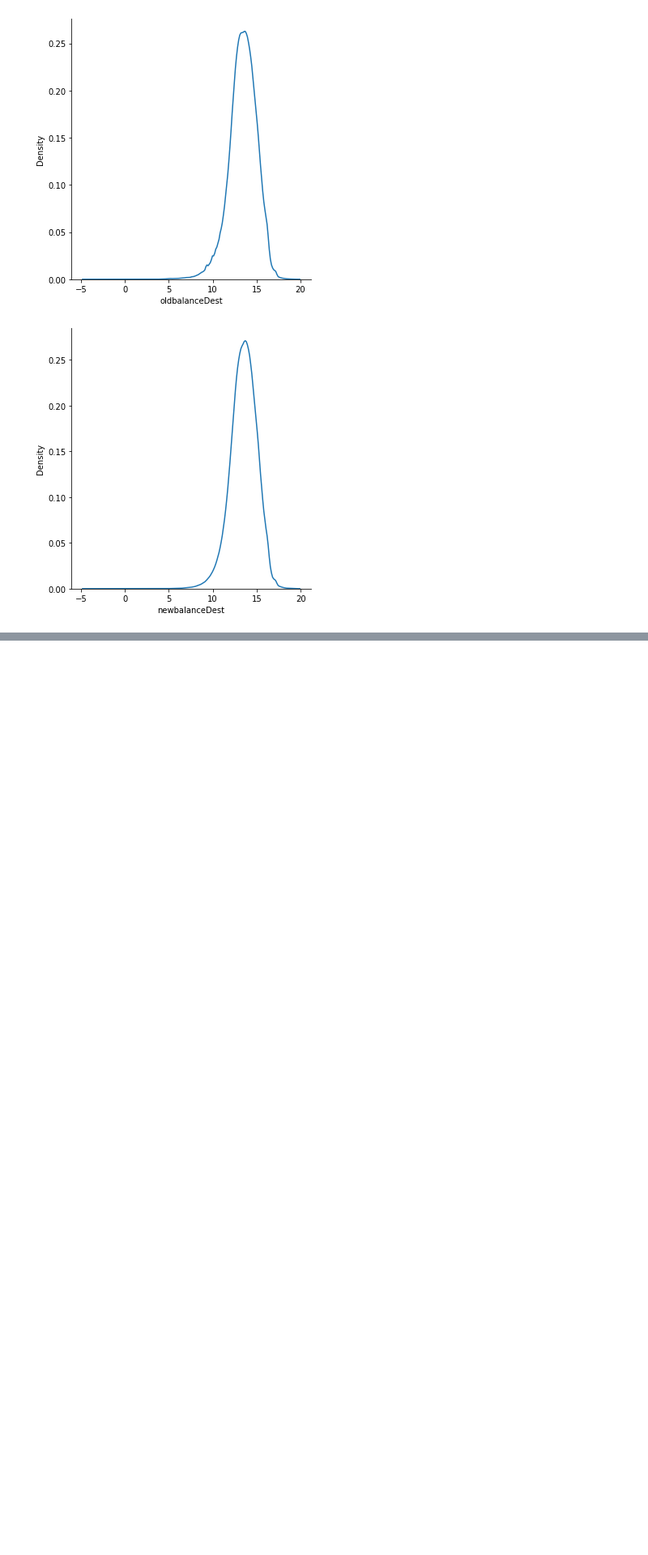
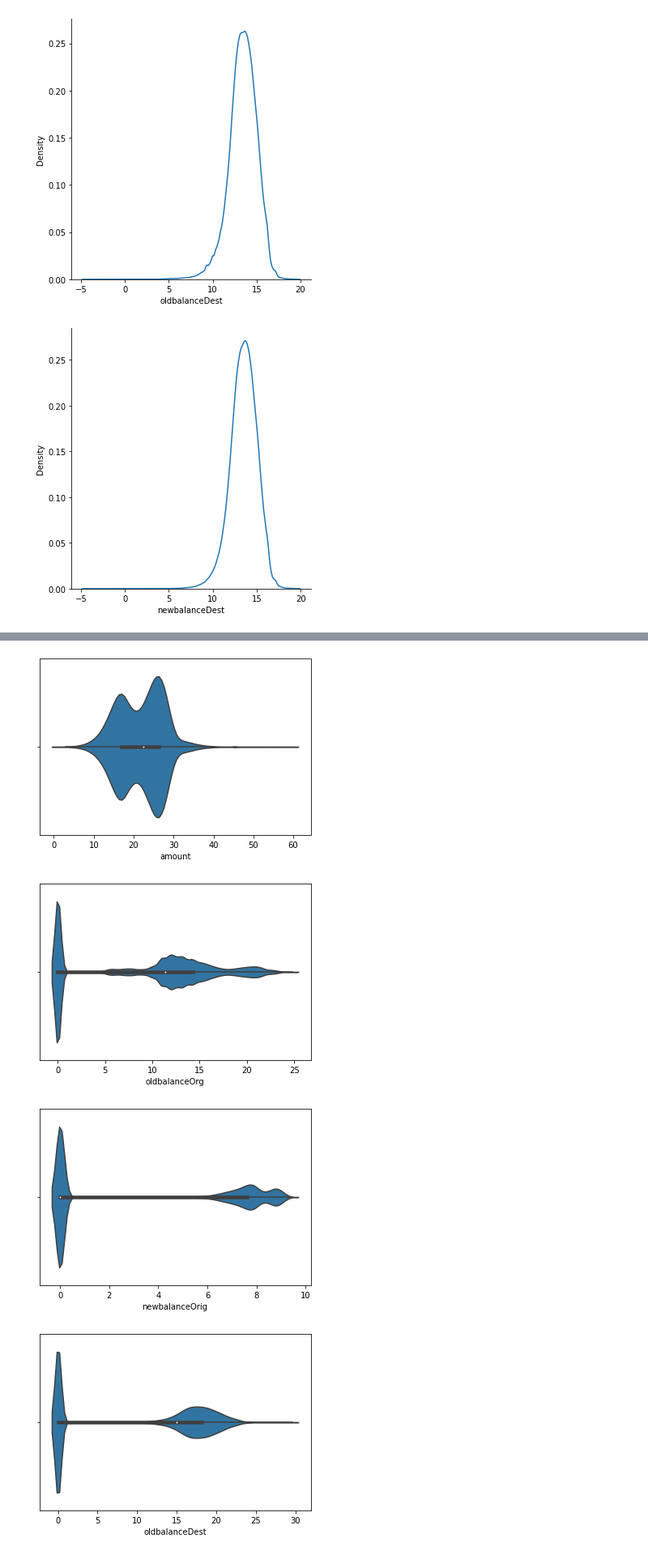
Before and after one commit to romulocrp/ml-projects, a Jupyter notebook: beg/online-payments-fraud-detection/project.ipynb, the cells around one changed output, grey strips where cells are left out. Shown at 81% size. Cells and saved outputs as stored; diff of their text form; code cells hidden in the pictures; blank space fills up the shorter version.

```diff
--- a/beg/online-payments-fraud-detection/project.ipynb
+++ b/beg/online-payments-fraud-detection/project.ipynb
@@ -254,0 +274,14 @@ for column in columns:
+# %%
+i = 0
+columns = ["amount", "oldbalanceOrg", "newbalanceOrig", "oldbalanceDest", "newbalanceDest"]
+for column in columns:
+  if i < len(columns):
+    sns.violinplot(x = bc_num_data[0:, i]);
+    plt.xlabel(xlabel = columns[i])
+    plt.show()
+    i += 1
+# %% [output]
+[figure, added]
+[figure, added]
+[figure, added]
+[figure, added]
```
Also changed, not shown: parts of 7 cells of this notebook.
